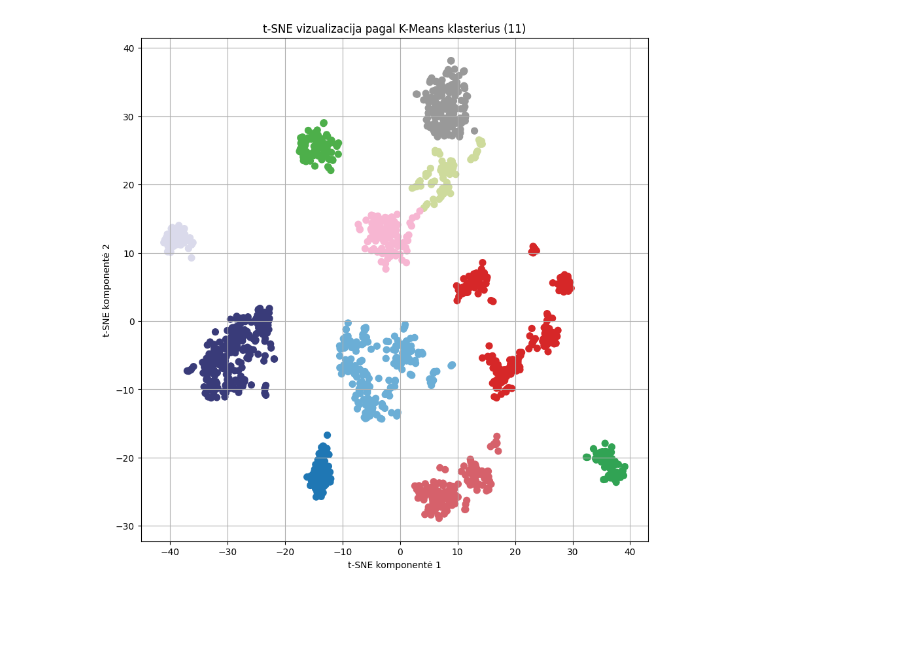
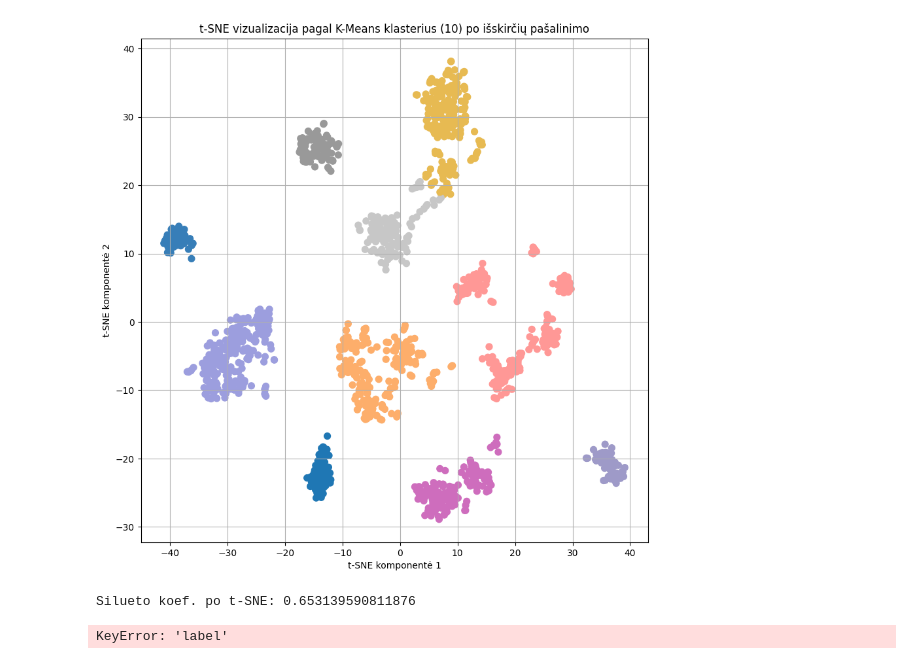
Before and after one commit to LivetaK/duomenu_tyryba_ir_masininis_mokymasis, a Jupyter notebook: 3_lab/k_means.ipynb, the cells around one changed output. Drawn from its saved outputs; the diff is of its cells as text; code cells hidden in the pictures; blank space fills up the shorter version.

```diff
--- a/3_lab/k_means.ipynb
+++ b/3_lab/k_means.ipynb
@@ -7,7 +7,7 @@ from sklearn.manifold import TSNE
 import numpy as np
 # %%
 file = "dvi_dim.csv"
-klasteriu_sk = 11
+klasteriu_sk = 10
 # %%
 df = pd.read_csv(file)
 labels = df.columns.to_list()
@@ -18,11 +18,11 @@ else:
 # %%
 if file == "dvi_dim.csv":
    X_tsne = np.array(X)
-elif file == "norm_full.csv":
+elif file == "norm_full.csv" or file == "norm_full_no_outliers.csv":
    perp = 50
    learn_r = 200
    early_ex = 24
-elif file == "norm_6.csv":
+elif file == "norm_6.csv" or file == "norm_6_no_outliers.csv":
    perp = 50
    learn_r = 50
    early_ex = 12
@@ -49,24 +49,42 @@ if file != "dvi_dim.csv":
 # %%
 plt.figure(figsize=(10, 10))
 colors = plt.cm.tab20.colors + plt.cm.tab20b.colors + plt.cm.tab20c.colors + plt.cm.Set1.colors
 cmap = ListedColormap(colors)
 
 plt.scatter(
     X_tsne[:, 0],
     X_tsne[:, 1],
     c=y_kmeans,
     cmap=cmap,
     s=50
 )
-plt.title(f"t-SNE vizualizacija pagal K-Means klasterius ({klasteriu_sk})")
+plt.title(f"t-SNE vizualizacija pagal K-Means klasterius ({klasteriu_sk}) po išskirčių pašalinimo")
 plt.xlabel("t-SNE komponentė 1")
 plt.ylabel("t-SNE komponentė 2")
 plt.grid(True)
 plt.show()
 # %% [output]
-[figure, old version]
+[figure, new version]
 # %%
 from sklearn.metrics import silhouette_score
 
 score_tsne = silhouette_score(X_tsne, y_kmeans)
 print("Silueto koef. po t-SNE:", score_tsne)
+# %% [output]
+Silueto koef. po t-SNE: 0.653139590811876
+# %%
+import pandas as pd
+import matplotlib.pyplot as plt
+
+label_cluster_df = pd.crosstab(df['cluster'], df['label'], normalize='index') * 100
+
+label_cluster_df.plot(kind='bar', stacked=True, figsize=(10,6))
+
+plt.title("Klasių pasiskirstymas klasteriuose", fontsize=13)
+plt.xlabel("Klasteriai", fontsize=11)
+plt.ylabel("Klasės dalis klasteryje (%)", fontsize=11)
+plt.legend(title="Klasė", bbox_to_anchor=(1.05, 1), loc='upper left')
+plt.tight_layout()
+plt.show()
+# %% [output]
+KeyError: 'label'
```
Also changed, not shown: parts of 1 cell of this notebook, 10 other files.
